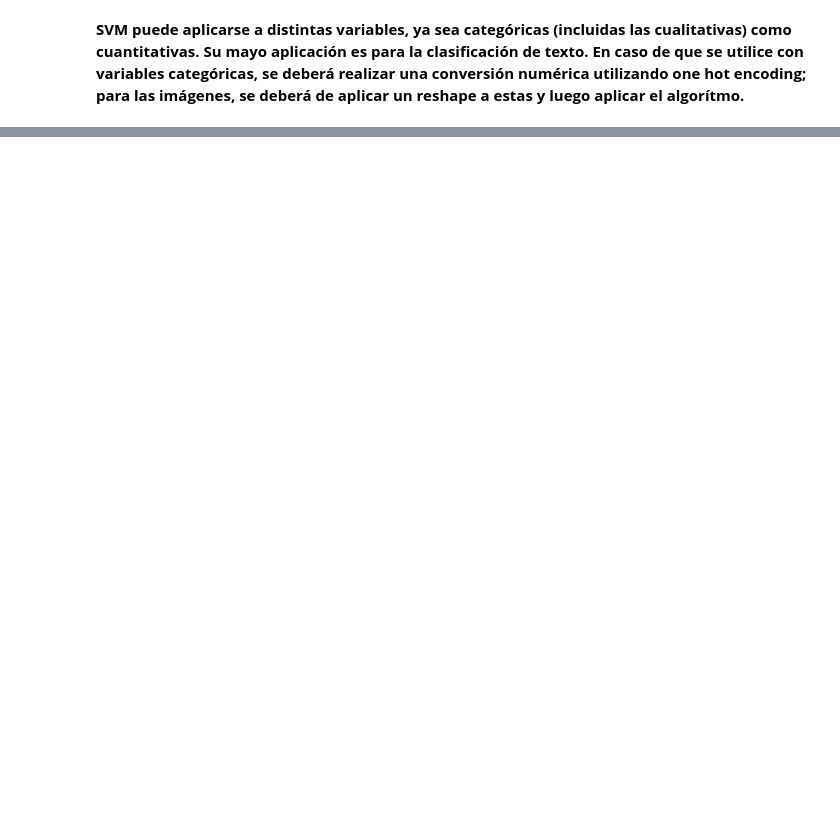
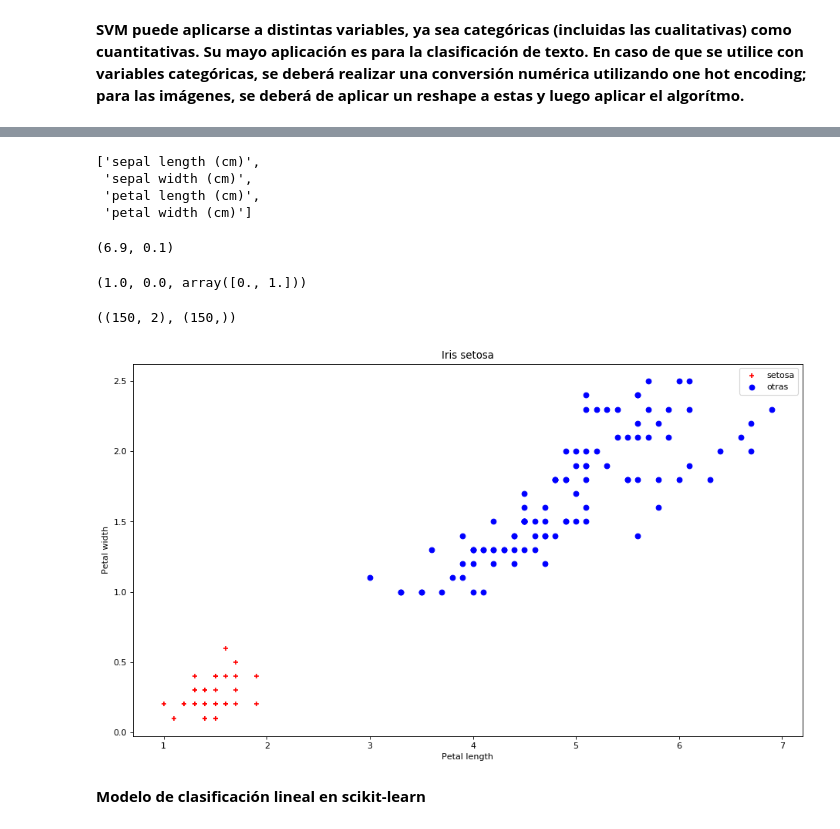
Before and after one commit to victorusacgt/Ensayo_SVM, a Jupyter notebook: Ensayo_SVM_SL1-19005180.ipynb, the cells around one changed output, grey strips where cells are left out. Saved outputs shown, nothing was run; the diff lists cells and outputs as text; code cells hidden in the pictures; blank space fills up the shorter version.

```diff
--- a/Ensayo_SVM_SL1-19005180.ipynb
+++ b/Ensayo_SVM_SL1-19005180.ipynb
@@ -139,0 +117,2 @@ skplt.estimators.plot_learning_curve(estimator, x_train, y_train, title = "SVM",
+# %%
+iris = datasets.load_iris()
@@ -139,0 +133,40 @@ skplt.estimators.plot_learning_curve(estimator, x_train, y_train, title = "SVM",
+# %%
+iris.feature_names
+# %% [output]
+['sepal length (cm)',
+ 'sepal width (cm)',
+ 'petal length (cm)',
+ 'petal width (cm)']
+# %%
+# Largo de pétalo y ancho de pétalo
+X = iris["data"][:, (2, 3)]
+
+# Setosa
+#y = np.array([1 if y == 0 else -1 for y in iris.target])
+
+# Iris-Setosa
+y = (iris["target"] == 0).astype(np.float64)
+# %%
+np.max(X), np.min(X)
+# %% [output]
+(6.9, 0.1)
+# %%
+np.max(y), np.min(y), np.unique(y)
+# %% [output]
+(1.0, 0.0, array([0., 1.]))
+# %%
+X.shape, y.shape
+# %% [output]
+((150, 2), (150,))
+# %%
+fig = plt.figure(figsize=(14, 8), dpi= 80, facecolor='w', edgecolor='k')
+plt.scatter(X[y == 1, 0], X[y == 1, 1], c = 'r', marker = '+', label="setosa")
+plt.scatter(X[y == 0, 0], X[y == 0, 1], c = 'b', marker = 'o', label="otras")
+plt.xlabel("Petal length")
+plt.ylabel("Petal width")
+plt.legend()
+plt.title("Iris setosa");
+# %% [output]
+[figure, added]
+# %% [markdown]
+**Modelo de clasificación lineal en scikit-learn**
```
Also changed, not shown: parts of 74 cells of this notebook, 15 other files.
